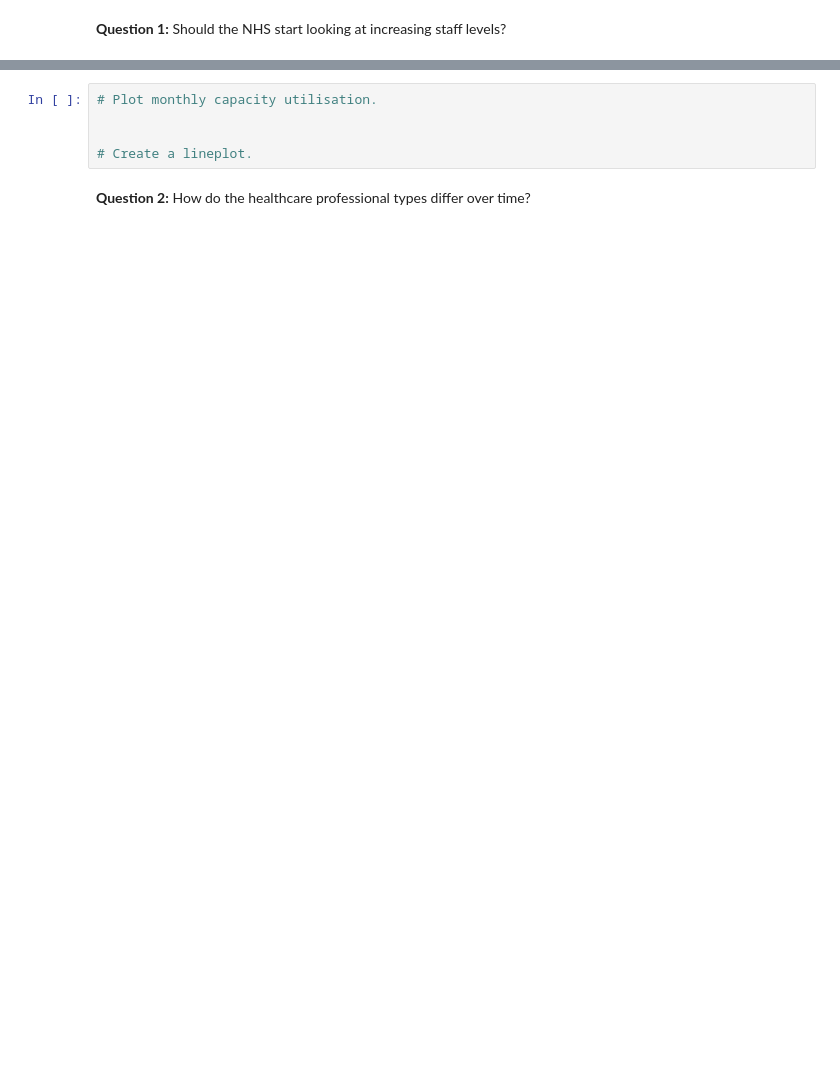
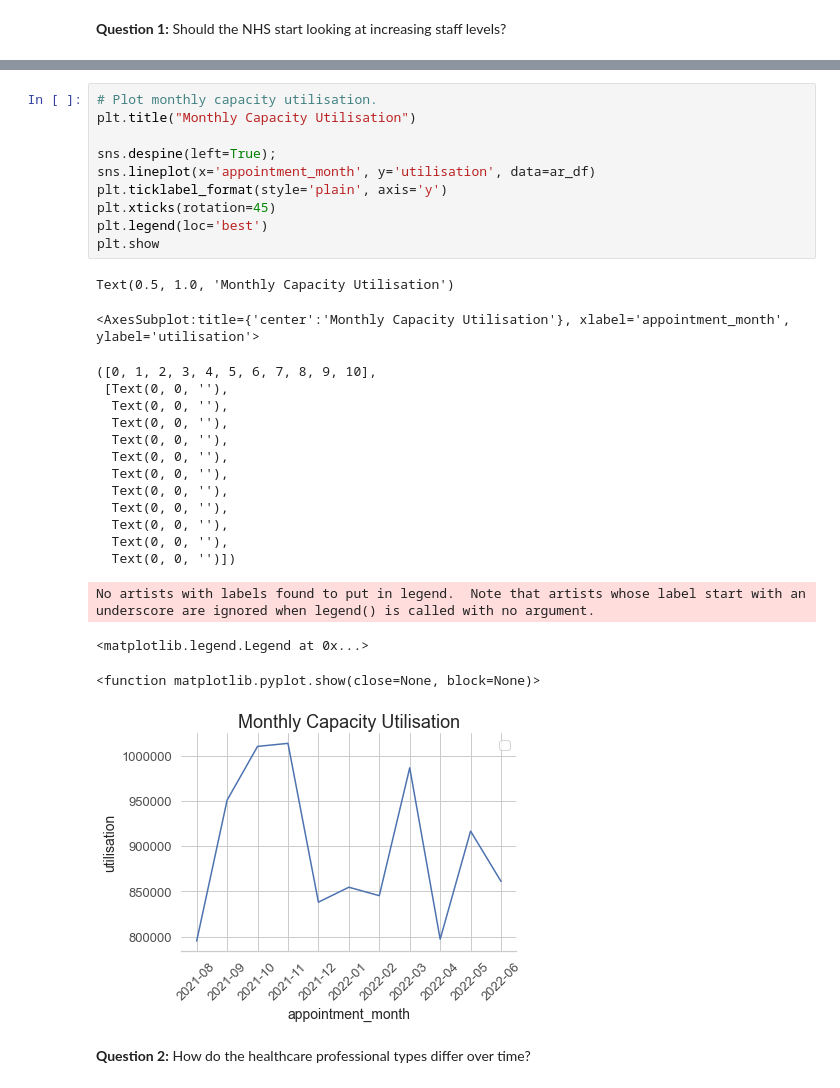
Before and after one commit to mikebenas/LSE_DA_NHS_analysis, a Jupyter notebook: Benas_Mike_DA201_Assignment_Notebook.ipynb, the cells around one changed output, grey strips where cells are left out. Saved outputs shown, nothing was run; the diff lists cells and outputs as text; blank space fills up the shorter version.

```diff
--- a/Benas_Mike_DA201_Assignment_Notebook.ipynb
+++ b/Benas_Mike_DA201_Assignment_Notebook.ipynb
@@ -1024,8 +1209,32 @@ Text(0.5, 1.0, 'Top 15 Tweeter Hashtags ')
 # %%
 # Plot monthly capacity utilisation.
+plt.title("Monthly Capacity Utilisation")
 
-
-# Create a lineplot.
+sns.despine(left=True);
+sns.lineplot(x='appointment_month', y='utilisation', data=ar_df)
+plt.ticklabel_format(style='plain', axis='y')
+plt.xticks(rotation=45)
+plt.legend(loc='best')
+plt.show
+# %% [output]
+Text(0.5, 1.0, 'Monthly Capacity Utilisation')
+<AxesSubplot:title={'center':'Monthly Capacity Utilisation'}, xlabel='appointment_month', ylabel='utilisation'>
+([0, 1, 2, 3, 4, 5, 6, 7, 8, 9, 10],
+ [Text(0, 0, ''),
+  Text(0, 0, ''),
+  Text(0, 0, ''),
+  Text(0, 0, ''),
+  Text(0, 0, ''),
+  Text(0, 0, ''),
+  Text(0, 0, ''),
+  Text(0, 0, ''),
+  Text(0, 0, ''),
+  Text(0, 0, ''),
+  Text(0, 0, '')])
+No artists with labels found to put in legend.  Note that artists whose label start with an underscore are ignored when legend() is called with no argument.
+<matplotlib.legend.Legend at 0x...>
+<function matplotlib.pyplot.show(close=None, block=None)>
+[figure, added]
 # %% [markdown]
 **Question 2:** How do the healthcare professional types differ over time?
 # %%
```
Also changed, not shown: parts of 18 cells of this notebook.
